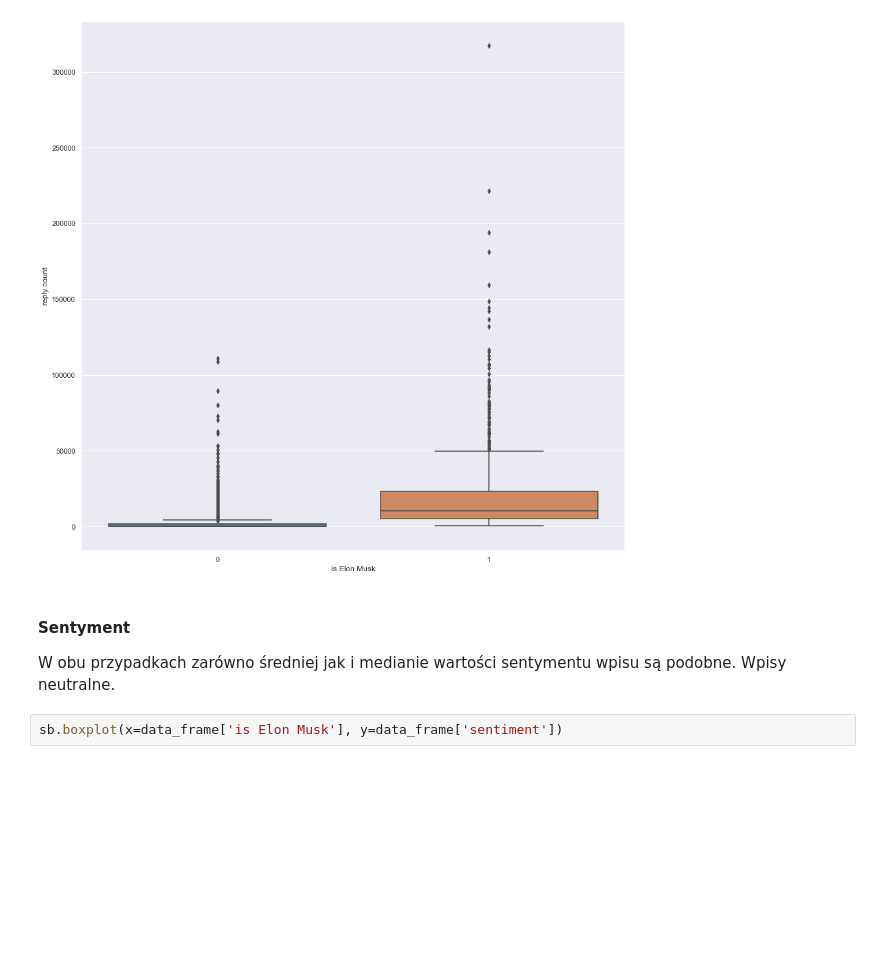
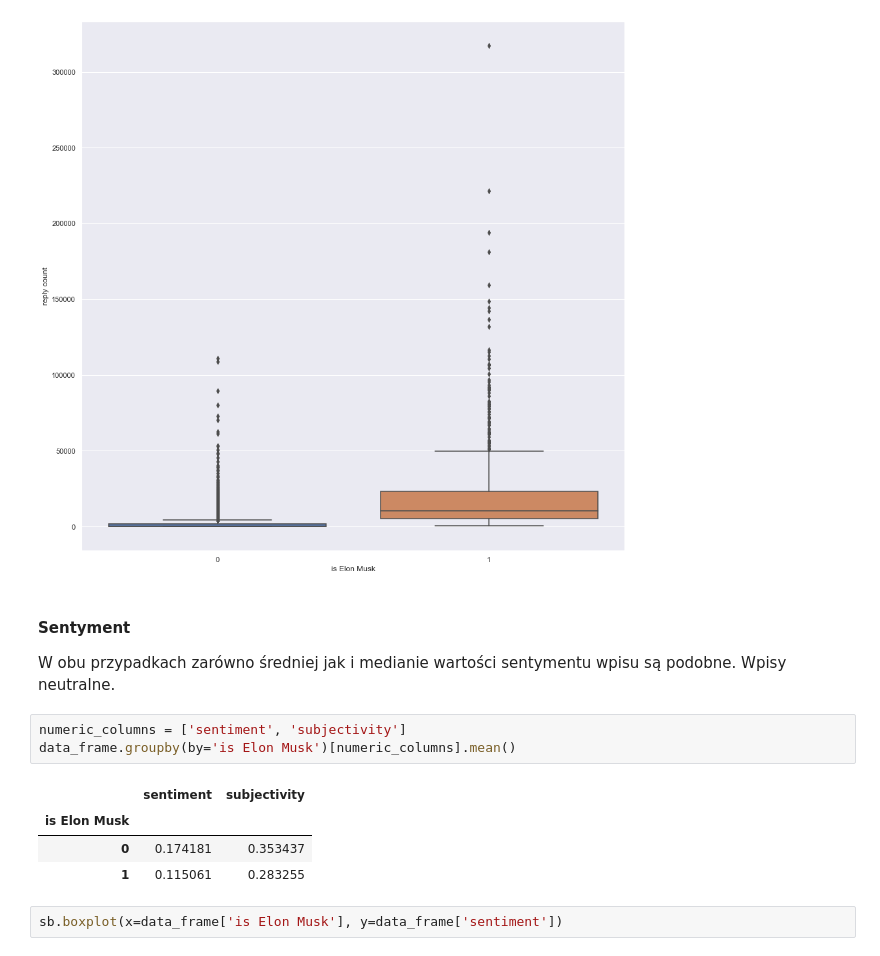
Before and after one commit to Wiktor-99/MAED, a Jupyter notebook: elon_musk_tweet_classification.ipynb, the cells around one changed output. Saved outputs shown, nothing was run; the diff lists cells and outputs as text; blank space fills up the shorter version.

```diff
--- a/elon_musk_tweet_classification.ipynb
+++ b/elon_musk_tweet_classification.ipynb
@@ -199,6 +199,14 @@ sb.boxplot(x=data_frame['is Elon Musk'], y=data_frame['reply count'])
 #### Sentyment
 
 W obu przypadkach zarówno średniej jak i medianie wartości sentymentu wpisu są podobne. Wpisy neutralne.
+# %%
+numeric_columns = ['sentiment', 'subjectivity']
+data_frame.groupby(by='is Elon Musk')[numeric_columns].mean()
+# %% [output]
+|  | sentiment | subjectivity |
+| is Elon Musk |  |  |
+| 0 | 0.174181 | 0.353437 |
+| 1 | 0.115061 | 0.283255 |
 # %%
 sb.boxplot(x=data_frame['is Elon Musk'], y=data_frame['sentiment'])
 # %% [output]
```
Also changed, not shown: parts of 12 cells of this notebook.
